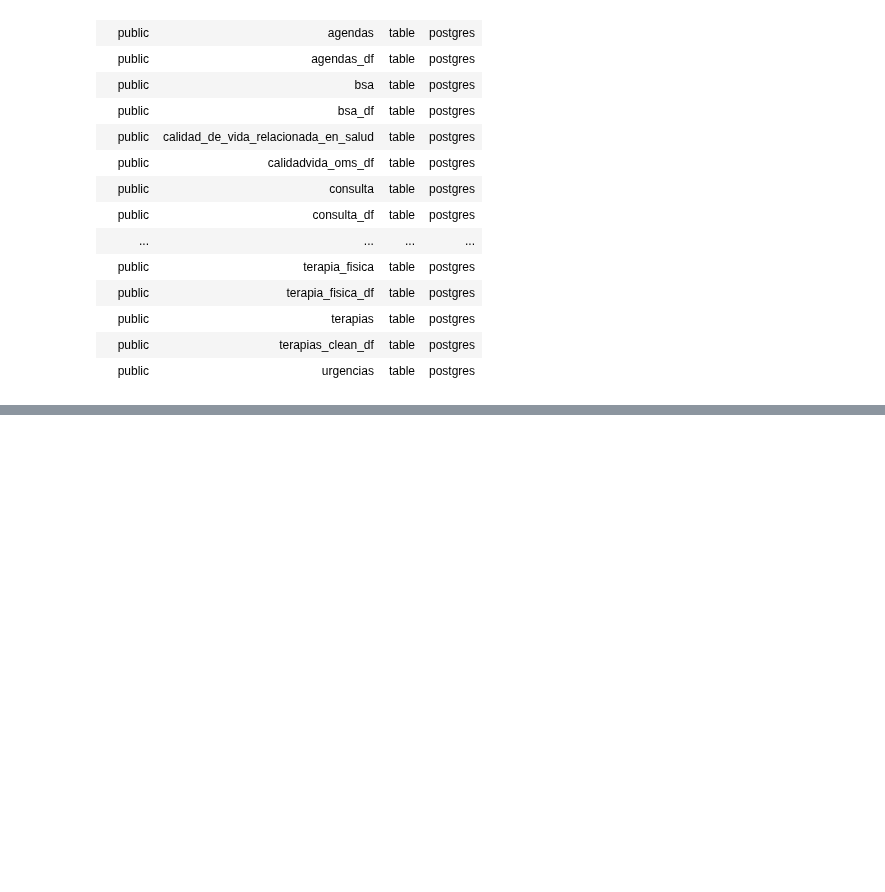
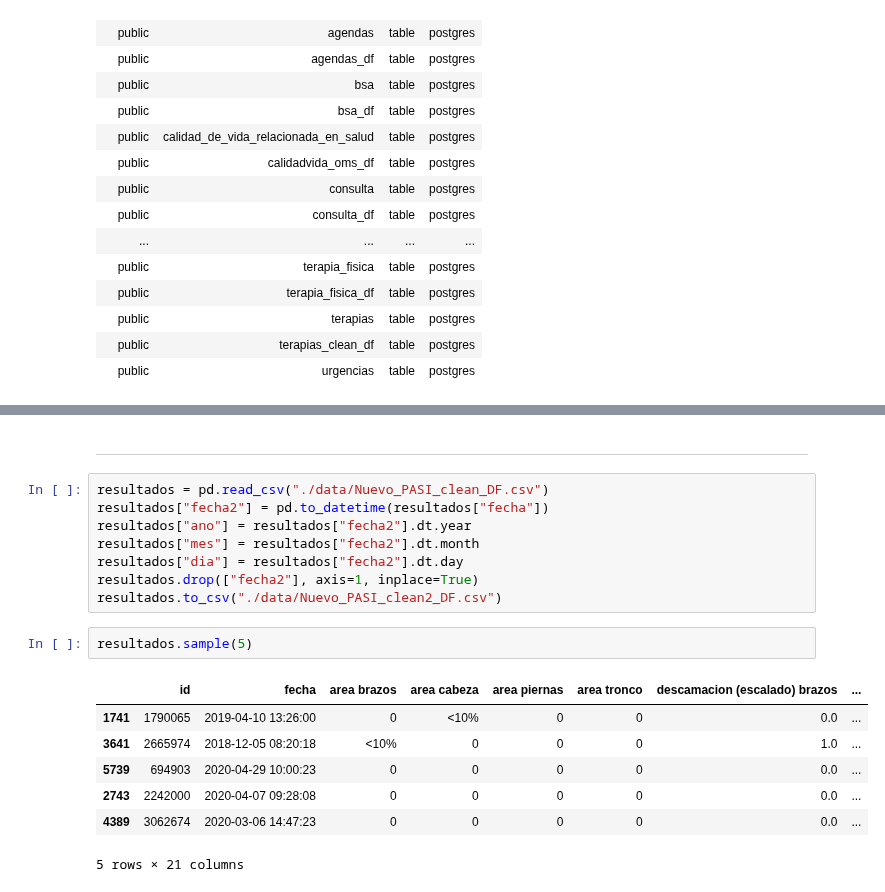
Before and after one commit to mavalderrama/helpharma, a Jupyter notebook: notebooks/table-merge.ipynb, the cells around one changed output, grey strips where cells are left out. Cells and saved outputs as stored; diff of their text form; blank space fills up the shorter version.

```diff
--- a/notebooks/table-merge.ipynb
+++ b/notebooks/table-merge.ipynb
@@ -158,0 +154,20 @@ LIMIT 100
+# %% [markdown]
+----
+# %%
+resultados = pd.read_csv("./data/Nuevo_PASI_clean_DF.csv")
+resultados["fecha2"] = pd.to_datetime(resultados["fecha"])
+resultados["ano"] = resultados["fecha2"].dt.year
+resultados["mes"] = resultados["fecha2"].dt.month
+resultados["dia"] = resultados["fecha2"].dt.day
+resultados.drop(["fecha2"], axis=1, inplace=True)
+resultados.to_csv("./data/Nuevo_PASI_clean2_DF.csv")
+# %%
+resultados.sample(5)
+# %% [output]
+|  | id | fecha | area brazos | area cabeza | area piernas | area tronco | descamacion (escalado) brazos | ... |
+| 1741 | 1790065 | 2019-04-10 13:26:00 | 0 | <10% | 0 | 0 | 0.0 | ... |
+| 3641 | 2665974 | 2018-12-05 08:20:18 | <10% | 0 | 0 | 0 | 1.0 | ... |
+| 5739 | 694903 | 2020-04-29 10:00:23 | 0 | 0 | 0 | 0 | 0.0 | ... |
+| 2743 | 2242000 | 2020-04-07 09:28:08 | 0 | 0 | 0 | 0 | 0.0 | ... |
+| 4389 | 3062674 | 2020-03-06 14:47:23 | 0 | 0 | 0 | 0 | 0.0 | ... |
+5 rows × 21 columns
```
Also changed, not shown: parts of 14 cells of this notebook, 4 other files.
